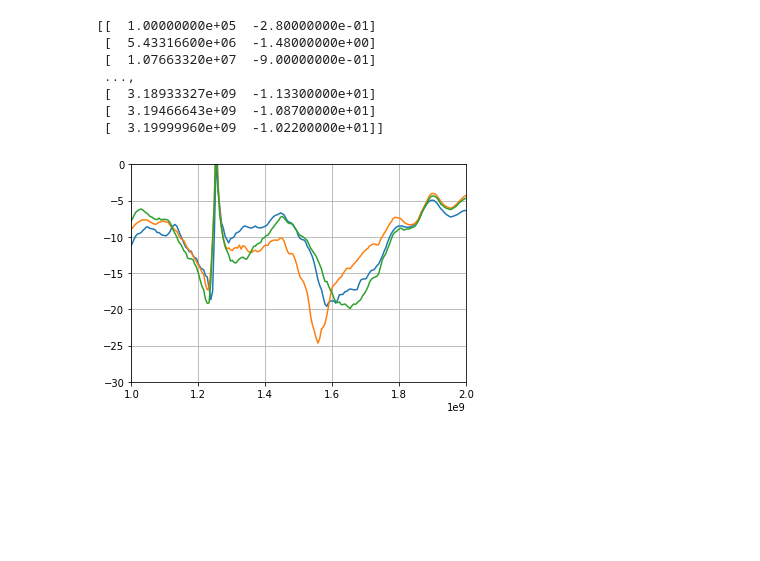
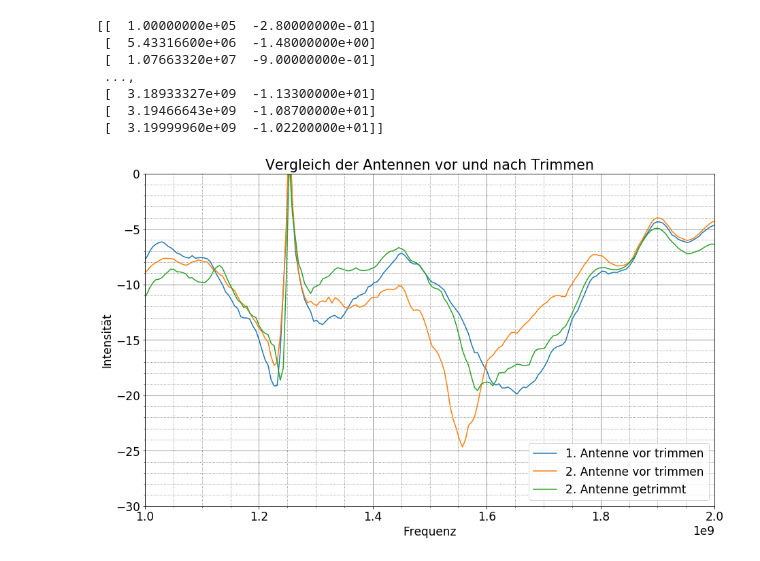
Before and after one commit to BigThonkers/AP2-Antenne, a Jupyter notebook: Bilder_und_Rohdaten/Projektpraktikum/CSV/Dipolantenne/traces/Untitled.ipynb, the cells around one changed output. Drawn from its saved outputs; the diff is of its cells as text; code cells hidden in the pictures; blank space fills up the shorter version.

```diff
--- a/Bilder_und_Rohdaten/Projektpraktikum/CSV/Dipolantenne/traces/Untitled.ipynb
+++ b/Bilder_und_Rohdaten/Projektpraktikum/CSV/Dipolantenne/traces/Untitled.ipynb
@@ -41,42 +41,43 @@ print(np.array(anttrimm2))
 # %%
 plt.rcParams.update({'font.size': 17})
 plt.figure(figsize=(15,9))
-plt.title("Fits auf die einzelnen Messreihen")
+plt.title("Vergleich der Antennen vor und nach Trimmen")
 
 
 xantt2 = np.array(anttrimm2)[:,0]
 yantt2 = np.array(anttrimm2)[:,1]
 
 xantt  = np.array(anttrimm )[:,0]
 yantt  = np.array(anttrimm )[:,1]
 
 xant22 = np.array(ant22    )[:,0]
 yant22 = np.array(ant22    )[:,1]
 
 xant12 = np.array(ant12    )[:,0]
 yant12 = np.array(ant12    )[:,1]
 
-plt.plot(xantt2, yantt2)
 #plt.plot(xantt , yantt )
-plt.plot(xant22, yant22)
-plt.plot(xant12, yant12)
+
+plt.plot(xant12, yant12, label='1. Antenne vor trimmen')
+plt.plot(xant22, yant22, label='2. Antenne vor trimmen')
+plt.plot(xantt2, yantt2, label='2. Antenne getrimmt')
 
 plt.ylim([-30,0])
 plt.xlim([1e9,2e9])
 
 #plt.semilogy()
 
-plt.legend(loc=1)
+plt.legend(loc=4)
 
 plt.minorticks_on()
 plt.grid(which='minor', linestyle=':', color='dimgray')
 plt.grid(color='gray')
 
-plt.xlabel('Zeit in [s]')
-plt.ylabel('Counts pro Messintervall')
+plt.xlabel('Frequenz in [Hz]')
+plt.ylabel('Intensität in [dB]')
 
-#plt.savefig(filename='88-IV.pdf',pad_inches=0.1)
+plt.savefig(filename='Antennentrimmen.jpg')
 
 plt.show()
 # %% [output]
-[figure, old version]
+[figure, new version]
```
Also changed, not shown: 2 other files.
